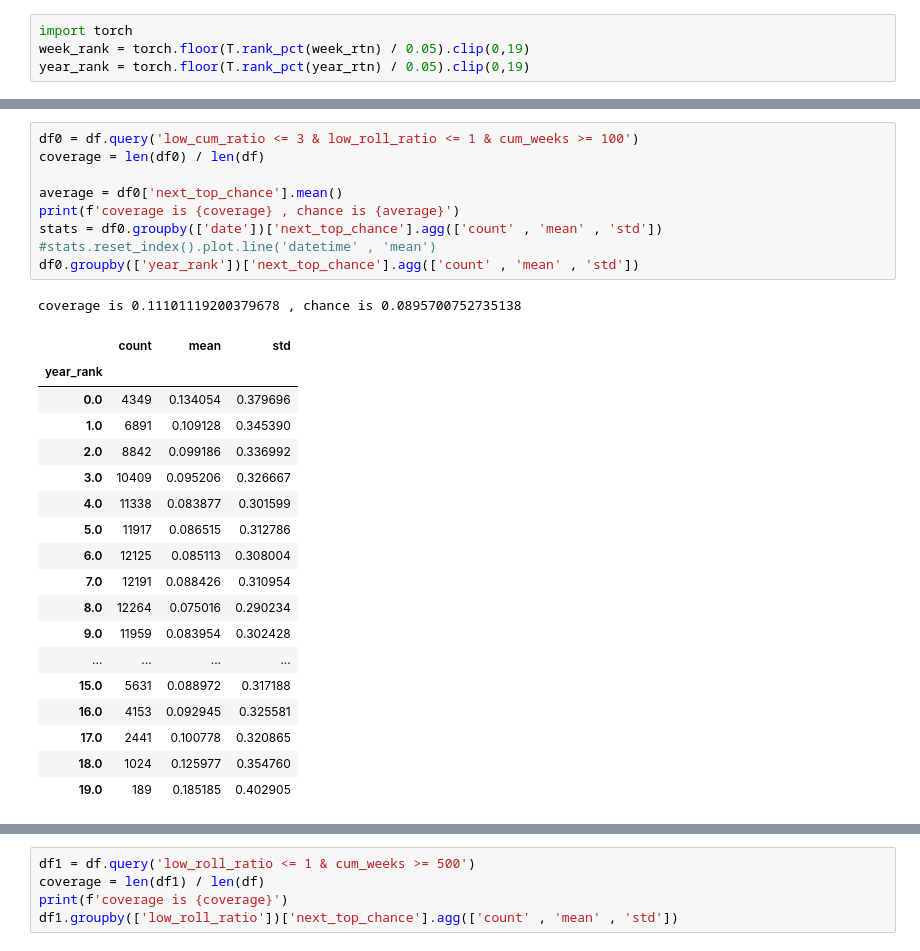
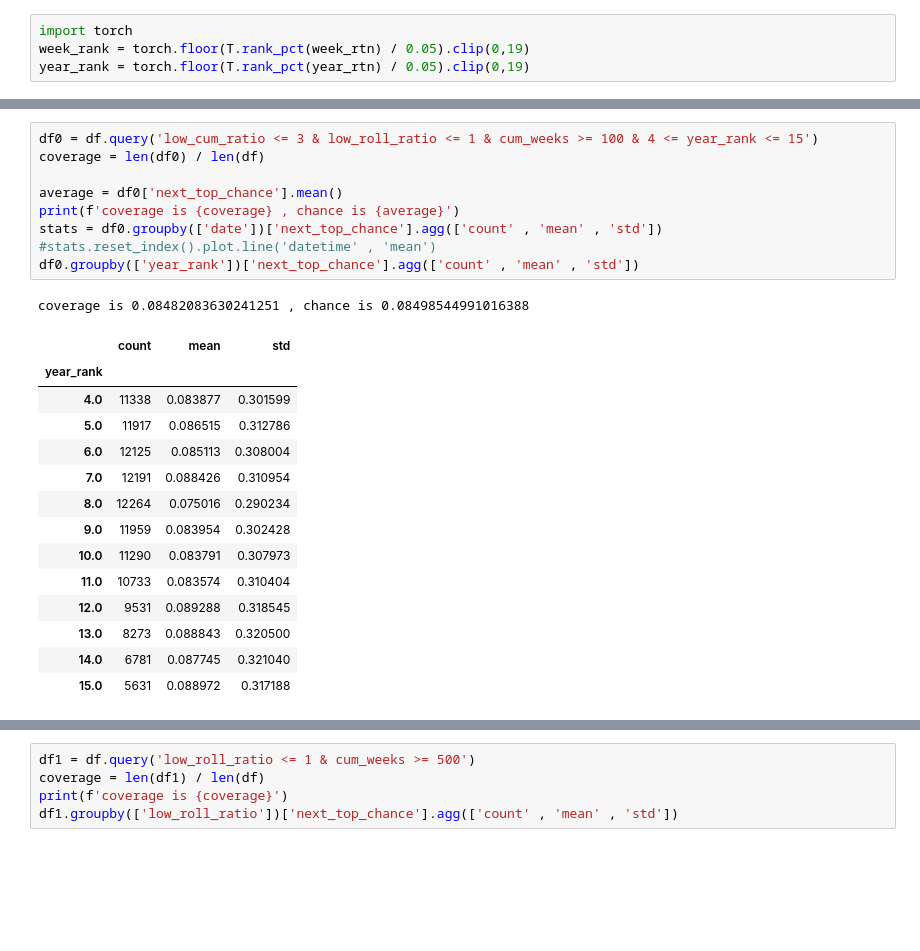
Before and after one commit to mengkjin/learndl, a Jupyter notebook: main.ipynb, the cells around one changed output, grey strips where cells are left out. Saved outputs shown, nothing was run; the diff lists cells and outputs as text; blank space fills up the shorter version.

```diff
--- a/main.ipynb
+++ b/main.ipynb
@@ -56,29 +56,25 @@ df
 # %%
-df0 = df.query('low_cum_ratio <= 3 & low_roll_ratio <= 1 & cum_weeks >= 100')
+df0 = df.query('low_cum_ratio <= 3 & low_roll_ratio <= 1 & cum_weeks >= 100 & 4 <= year_rank <= 15')
 coverage = len(df0) / len(df)
 
 average = df0['next_top_chance'].mean()
 print(f'coverage is {coverage} , chance is {average}')
 stats = df0.groupby(['date'])['next_top_chance'].agg(['count' , 'mean' , 'std'])
 #stats.reset_index().plot.line('datetime' , 'mean')
 df0.groupby(['year_rank'])['next_top_chance'].agg(['count' , 'mean' , 'std'])
 # %% [output]
-coverage is 0.11101119200379678 , chance is 0.0895700752735138
+coverage is 0.08482083630241251 , chance is 0.08498544991016388
 |  | count | mean | std |
 | year_rank |  |  |  |
-| 0.0 | 4349 | 0.134054 | 0.379696 |
-| 1.0 | 6891 | 0.109128 | 0.345390 |
-| 2.0 | 8842 | 0.099186 | 0.336992 |
-| 3.0 | 10409 | 0.095206 | 0.326667 |
 | 4.0 | 11338 | 0.083877 | 0.301599 |
 | 5.0 | 11917 | 0.086515 | 0.312786 |
 | 6.0 | 12125 | 0.085113 | 0.308004 |
 | 7.0 | 12191 | 0.088426 | 0.310954 |
 | 8.0 | 12264 | 0.075016 | 0.290234 |
 | 9.0 | 11959 | 0.083954 | 0.302428 |
-| ... | ... | ... | ... |
+| 10.0 | 11290 | 0.083791 | 0.307973 |
+| 11.0 | 10733 | 0.083574 | 0.310404 |
+| 12.0 | 9531 | 0.089288 | 0.318545 |
+| 13.0 | 8273 | 0.088843 | 0.320500 |
+| 14.0 | 6781 | 0.087745 | 0.321040 |
 | 15.0 | 5631 | 0.088972 | 0.317188 |
-| 16.0 | 4153 | 0.092945 | 0.325581 |
-| 17.0 | 2441 | 0.100778 | 0.320865 |
-| 18.0 | 1024 | 0.125977 | 0.354760 |
-| 19.0 | 189 | 0.185185 | 0.402905 |
```
Also changed, not shown: parts of 9 cells of this notebook, 2 other files.
